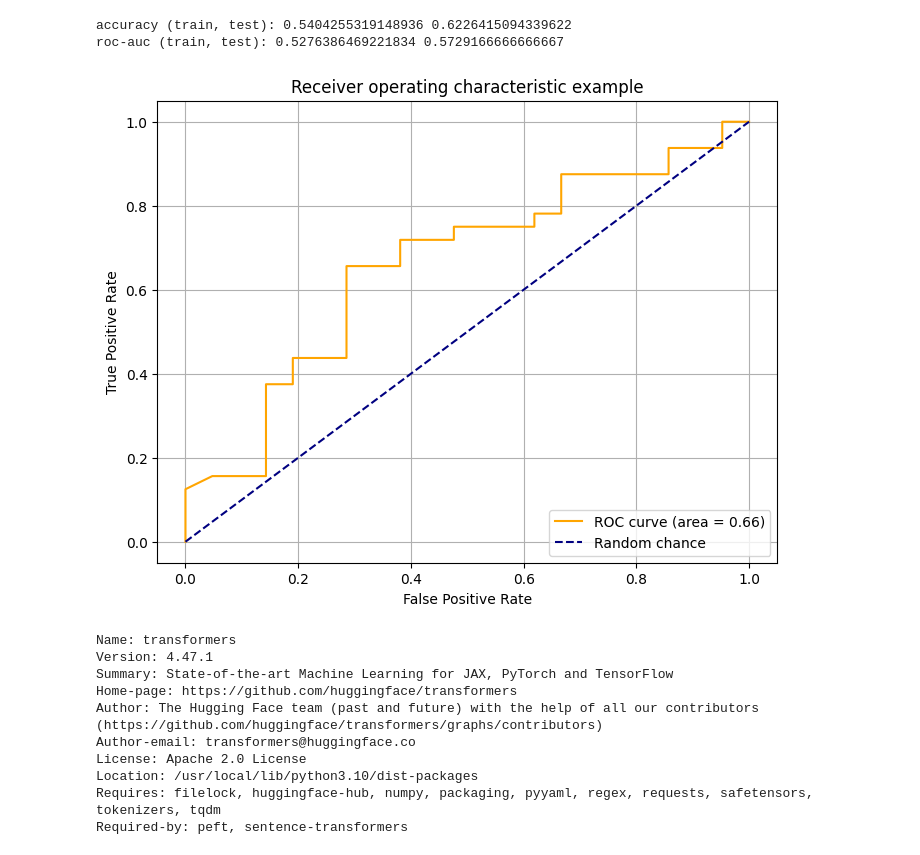
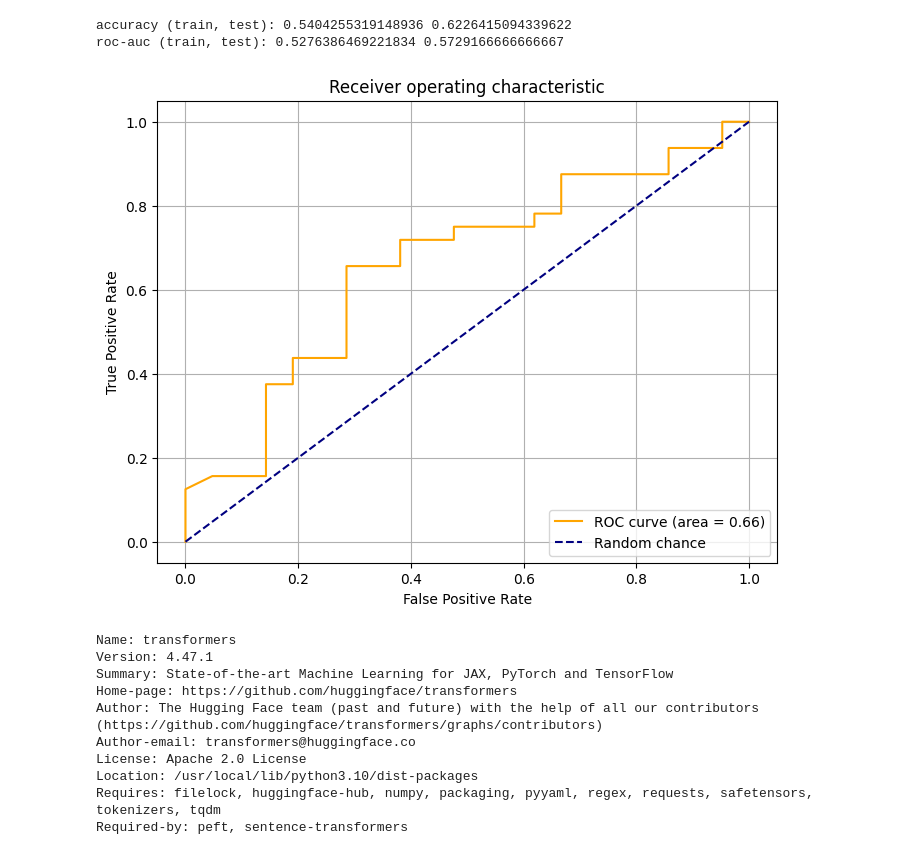
Before and after one commit to vasilyryabtsev/futures-price-prediction, a Jupyter notebook: twitter/ML_methods.ipynb, the cells around one changed output. Saved outputs shown, nothing was run; the diff lists cells and outputs as text; code cells hidden in the pictures.

```diff
--- a/twitter/ML_methods.ipynb
+++ b/twitter/ML_methods.ipynb
@@ -442,27 +442,27 @@ roc-auc (train, test): 0.5276386469221834 0.5729166666666667
 # %%
 import matplotlib.pyplot as plt
 from sklearn.metrics import roc_curve, roc_auc_score
 
 probs = clf.predict_proba(X_test)[:, 1]
 fpr, tpr, _ = roc_curve(y_test, probs)
 
 fpr, tpr, _ = roc_curve(y_test, probs)
 roc_auc = roc_auc_score(y_test, probs)
 
 # Построение графика
 plt.figure(figsize=(8, 6))
 plt.plot(fpr, tpr, color='orange', label=f'ROC curve (area = {roc_auc:.2f})')  # ROC-кривая
 plt.plot([0, 1], [0, 1], color='navy', linestyle='--', label='Random chance')  # Диагональная линия
 
 # Настройки графика
 plt.xlabel('False Positive Rate')
 plt.ylabel('True Positive Rate')
-plt.title('Receiver operating characteristic example')
+plt.title('Receiver operating characteristic')
 plt.legend(loc="lower right")
 plt.grid()
 plt.show()
 # %% [output]
-[figure, old version]
+[figure, new version]
 # %%
 X_train, X_test, y_train, y_test = train_test_split(df0, df0['1_day_after'], test_size=0.1, random_state=RANDOM_STATE)
 # %%
```
